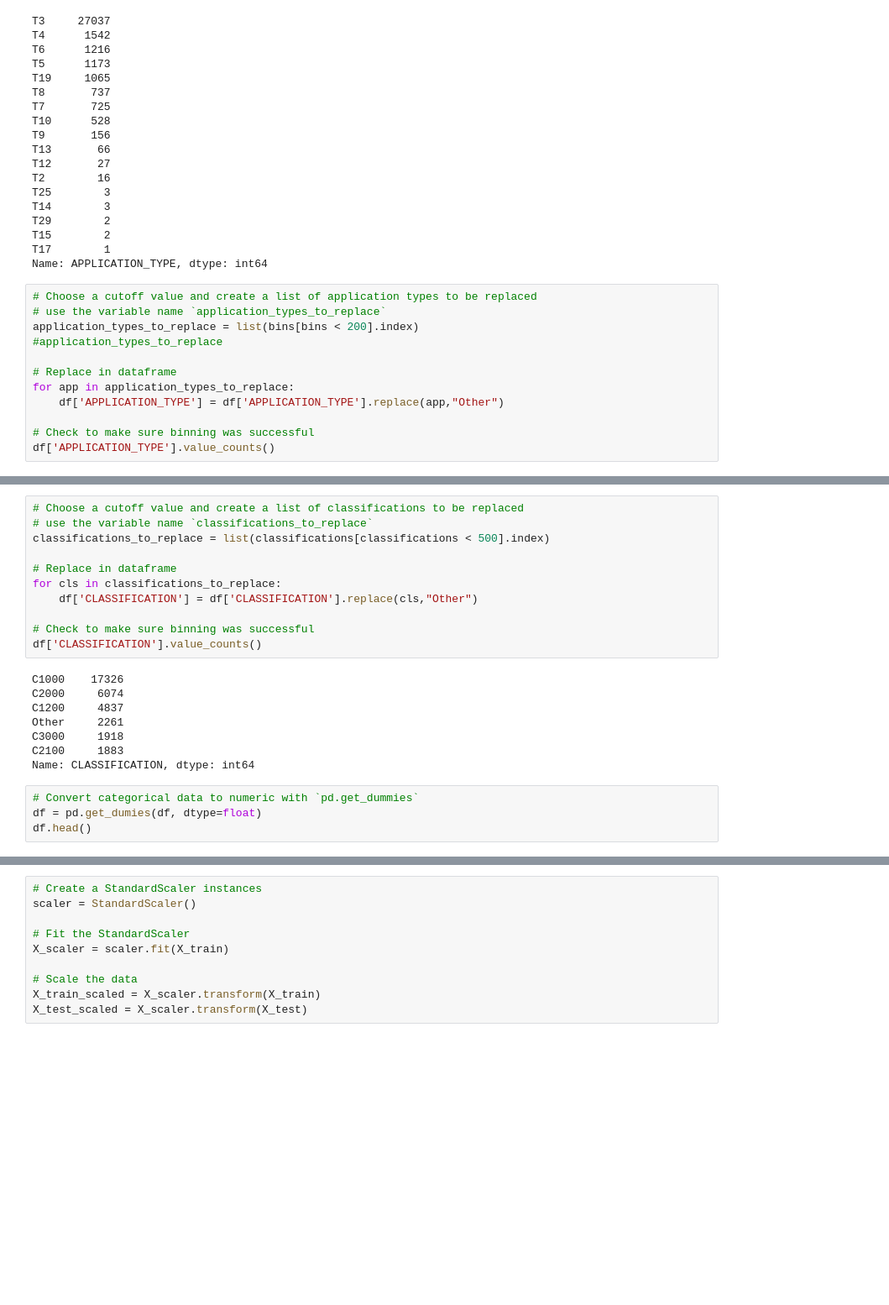
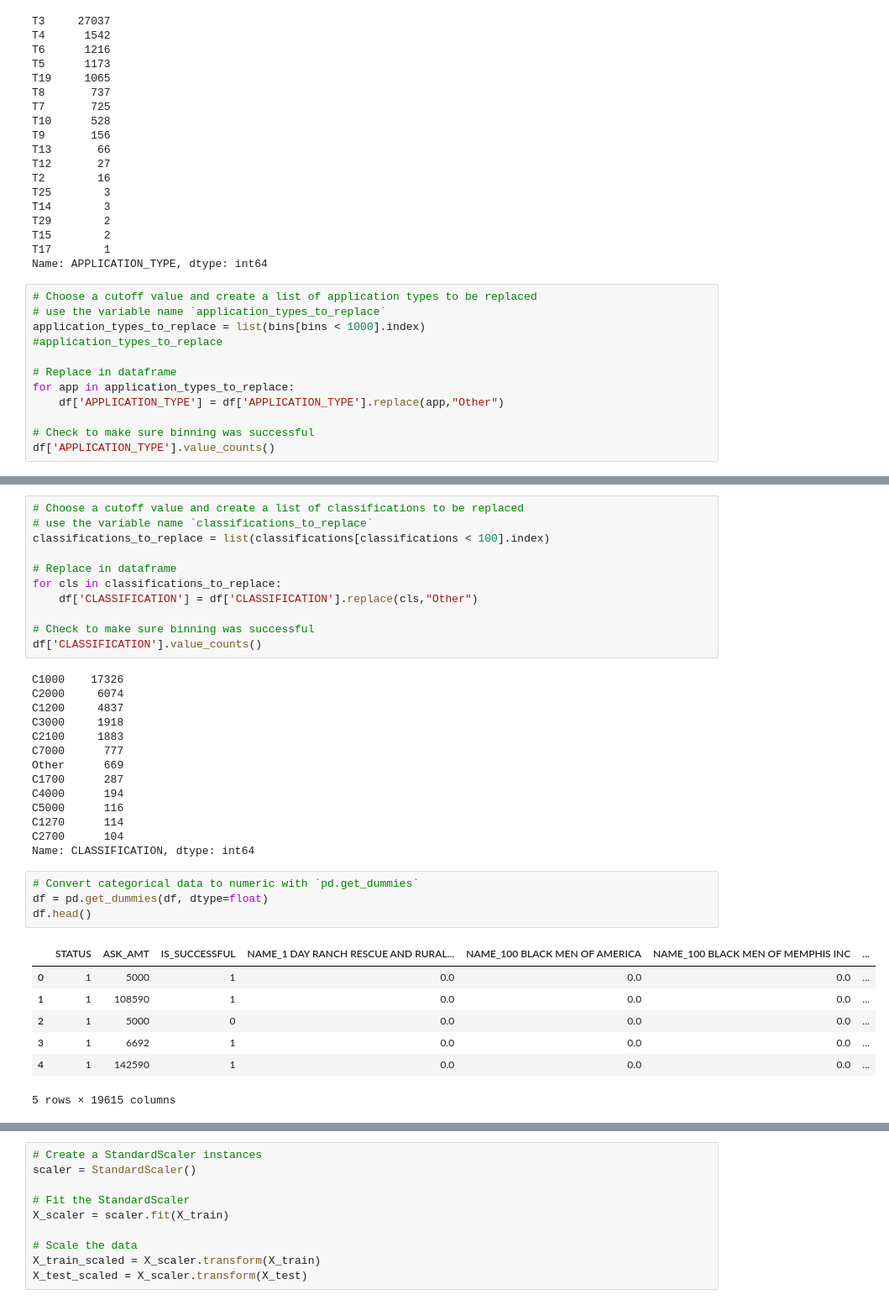
Before and after one commit to sydneysteele03/deep-learning-challenge, a Jupyter notebook: Starter_Code.ipynb, the cells around one changed output, grey strips where cells are left out. Shown: that part at 84% size. Saved outputs shown, nothing was run; the diff lists cells and outputs as text; blank space fills up the shorter version.

```diff
--- a/Starter_Code.ipynb
+++ b/Starter_Code.ipynb
@@ -70,7 +73,7 @@ Name: APPLICATION_TYPE, dtype: int64
 # %%
 # Choose a cutoff value and create a list of application types to be replaced
 # use the variable name `application_types_to_replace`
-application_types_to_replace = list(bins[bins < 200].index)
+application_types_to_replace = list(bins[bins < 1000].index)
 #application_types_to_replace
 
 # Replace in dataframe
@@ -131,7 +132,7 @@ Name: CLASSIFICATION, dtype: int64
 # %%
 # Choose a cutoff value and create a list of classifications to be replaced
 # use the variable name `classifications_to_replace`
-classifications_to_replace = list(classifications[classifications < 500].index)
+classifications_to_replace = list(classifications[classifications < 100].index)
 
 # Replace in dataframe
 for cls in classifications_to_replace:
@@ -143,13 +144,27 @@ df['CLASSIFICATION'].value_counts()
 C1000    17326
 C2000     6074
 C1200     4837
-Other     2261
 C3000     1918
 C2100     1883
+C7000      777
+Other      669
+C1700      287
+C4000      194
+C5000      116
+C1270      114
+C2700      104
 Name: CLASSIFICATION, dtype: int64
 # %%
 # Convert categorical data to numeric with `pd.get_dummies`
-df = pd.get_dumies(df, dtype=float)
+df = pd.get_dummies(df, dtype=float)
 df.head()
+# %% [output]
+|  | STATUS | ASK_AMT | IS_SUCCESSFUL | NAME_1 DAY RANCH RESCUE AND RURAL... | NAME_100 BLACK MEN OF AMERICA | NAME_100 BLACK MEN OF MEMPHIS INC | ... |
+| 0 | 1 | 5000 | 1 | 0.0 | 0.0 | 0.0 | ... |
+| 1 | 1 | 108590 | 1 | 0.0 | 0.0 | 0.0 | ... |
+| 2 | 1 | 5000 | 0 | 0.0 | 0.0 | 0.0 | ... |
+| 3 | 1 | 6692 | 1 | 0.0 | 0.0 | 0.0 | ... |
+| 4 | 1 | 142590 | 1 | 0.0 | 0.0 | 0.0 | ... |
+5 rows × 19615 columns
 # %%
 # Split our preprocessed data into our features and target arrays
```
Also changed, not shown: parts of 10 cells of this notebook.
